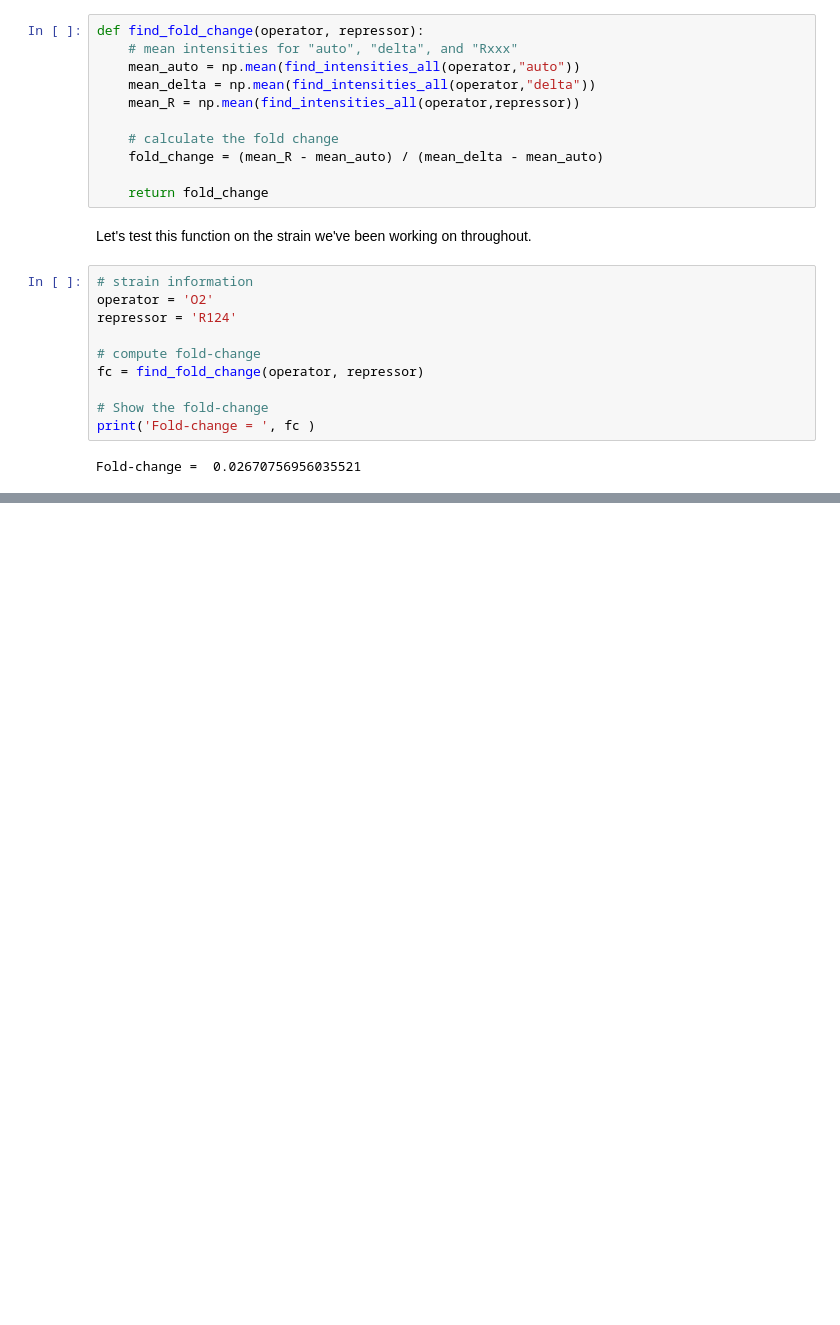
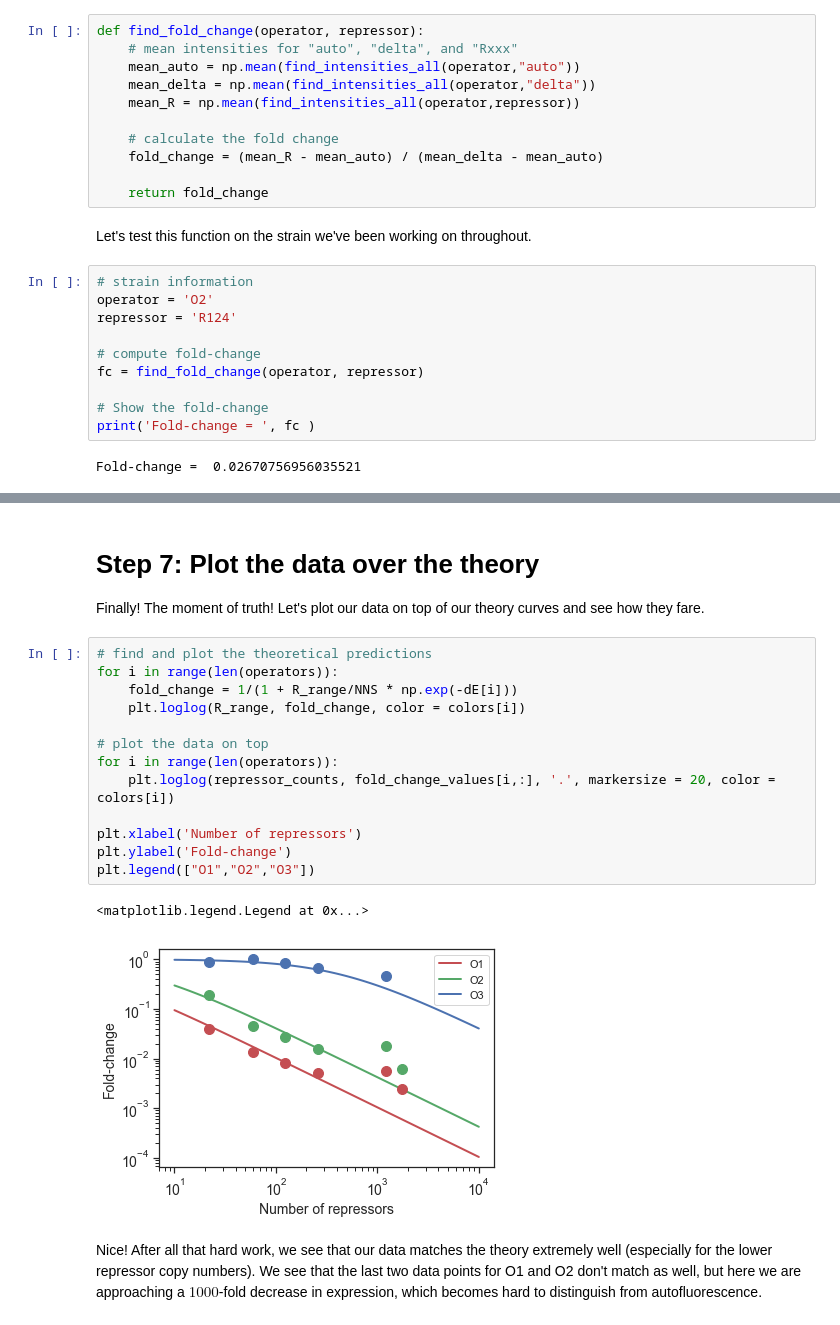
Before and after one commit to RPGroup-PBoC/gist_pboc_2019, a Jupyter notebook: code/lacI_titration_day2.ipynb, the cells around one changed output, grey strips where cells are left out. Saved outputs shown, nothing was run; the diff lists cells and outputs as text; blank space fills up the shorter version.

```diff
--- a/code/lacI_titration_day2.ipynb
+++ b/code/lacI_titration_day2.ipynb
@@ -390,0 +479,22 @@ Fold-change =  0.02670756956035521
+# %% [markdown]
+# Step 7: Plot the data over the theory
+
+Finally! The moment of truth! Let's plot our data on top of our theory curves and see how they fare.
+# %%
+# find and plot the theoretical predictions
+for i in range(len(operators)):
+    fold_change = 1/(1 + R_range/NNS * np.exp(-dE[i]))
+    plt.loglog(R_range, fold_change, color = colors[i])
+
+# plot the data on top
+for i in range(len(operators)):
+    plt.loglog(repressor_counts, fold_change_values[i,:], '.', markersize = 20, color = colors[i])
+
+plt.xlabel('Number of repressors')
+plt.ylabel('Fold-change')
+plt.legend(["O1","O2","O3"])
+# %% [output]
+<matplotlib.legend.Legend at 0x...>
+[figure, added]
+# %% [markdown]
+Nice! After all that hard work, we see that our data matches the theory extremely well (especially for the lower repressor copy numbers). We see that the last two data points for O1 and O2 don't match as well, but here we are approaching a $1000$-fold decrease in expression, which becomes hard to distinguish from autofluorescence.
```
Also changed, not shown: parts of 4 cells of this notebook, 4 other files.
